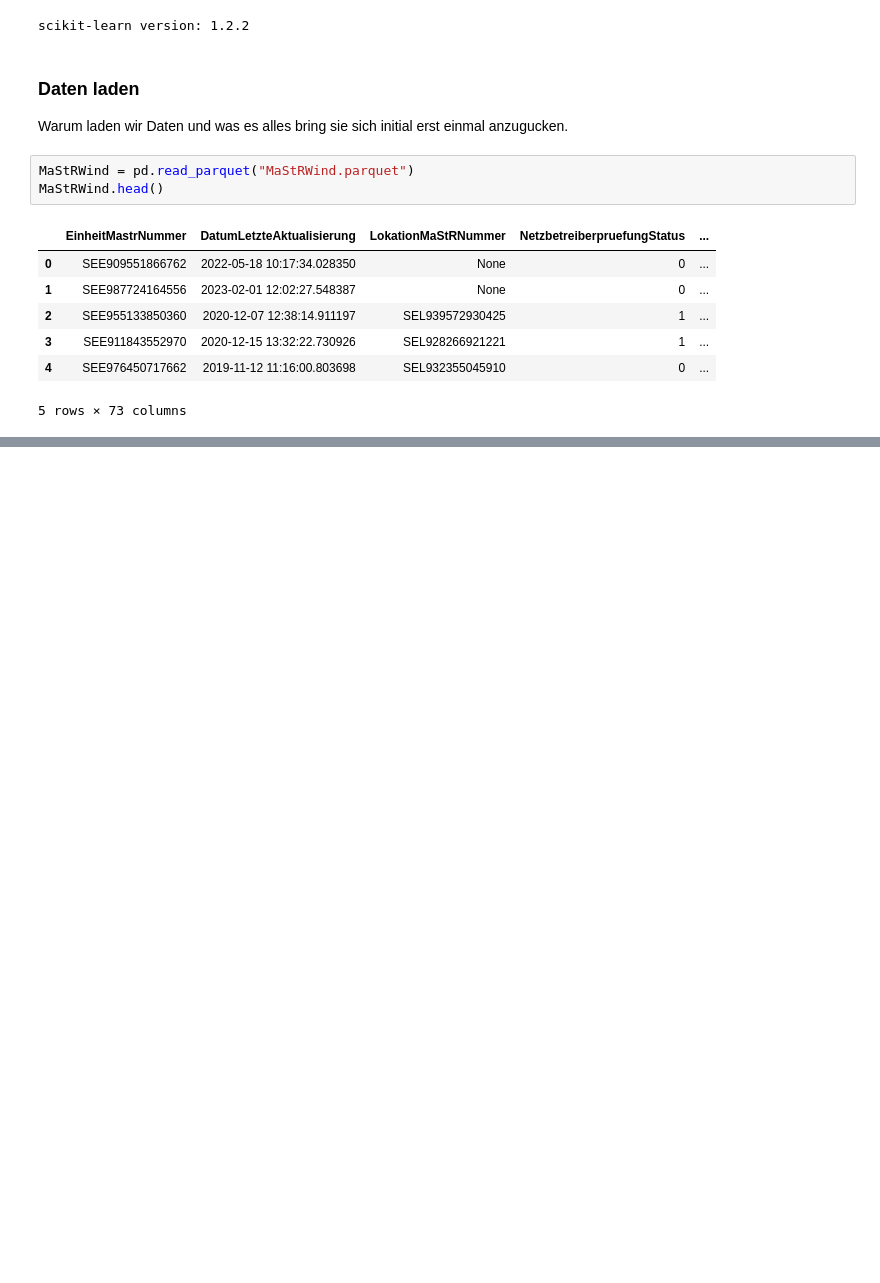
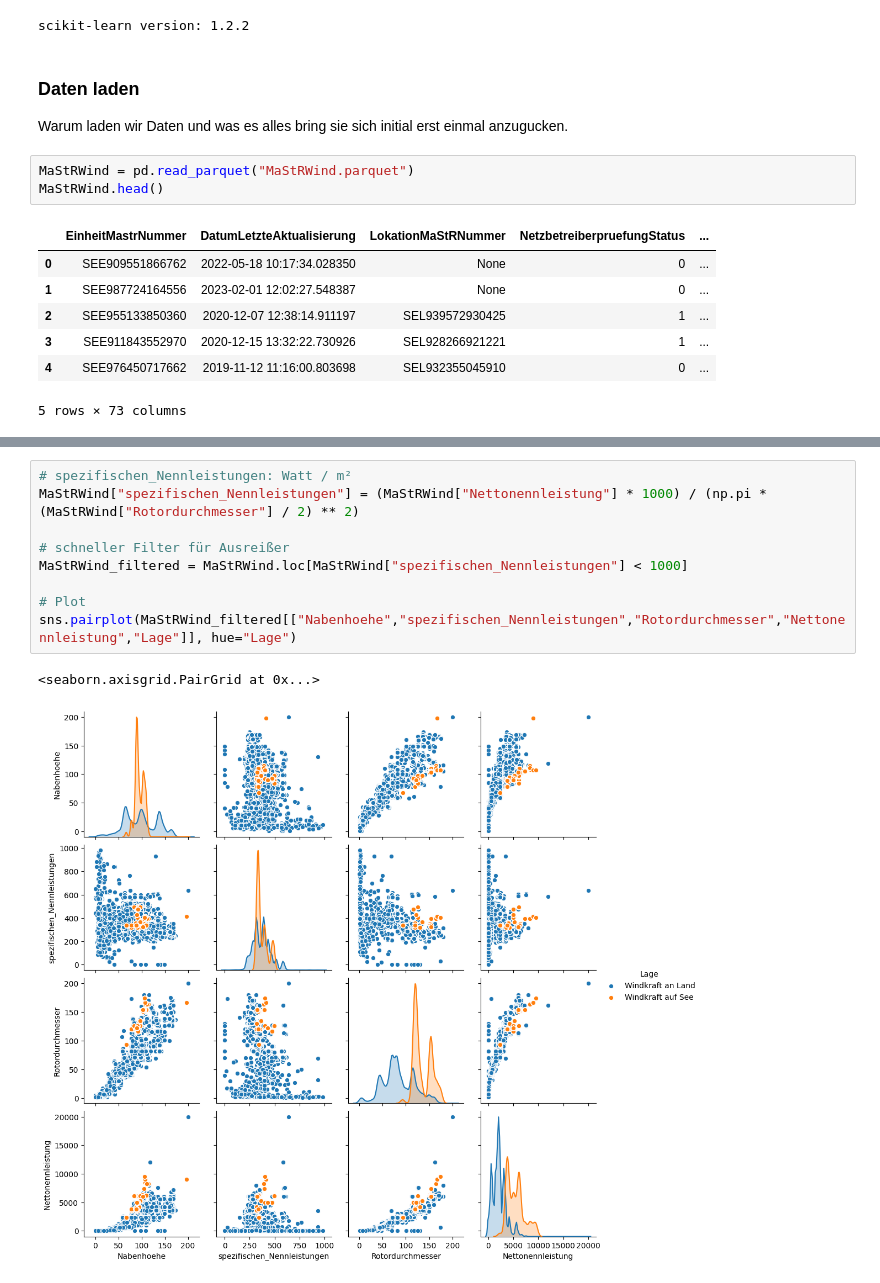
Before and after one commit to clwehner/GirlsDay23, a Jupyter notebook: UBAGirlsDay23_dataLoad.ipynb, the cells around one changed output, grey strips where cells are left out. Drawn from its saved outputs; the diff is of its cells as text; blank space fills up the shorter version.

```diff
--- a/UBAGirlsDay23_dataLoad.ipynb
+++ b/UBAGirlsDay23_dataLoad.ipynb
@@ -65,0 +87,12 @@ dtype: object
+# %%
+# spezifischen_Nennleistungen: Watt / m²
+MaStRWind["spezifischen_Nennleistungen"] = (MaStRWind["Nettonennleistung"] * 1000) / (np.pi * (MaStRWind["Rotordurchmesser"] / 2) ** 2)
+
+# schneller Filter für Ausreißer
+MaStRWind_filtered = MaStRWind.loc[MaStRWind["spezifischen_Nennleistungen"] < 1000]
+
+# Plot
+sns.pairplot(MaStRWind_filtered[["Nabenhoehe","spezifischen_Nennleistungen","Rotordurchmesser","Nettonennleistung","Lage"]], hue="Lage")
+# %% [output]
+<seaborn.axisgrid.PairGrid at 0x...>
+[figure, added]
```
Also changed, not shown: parts of 8 cells of this notebook.
